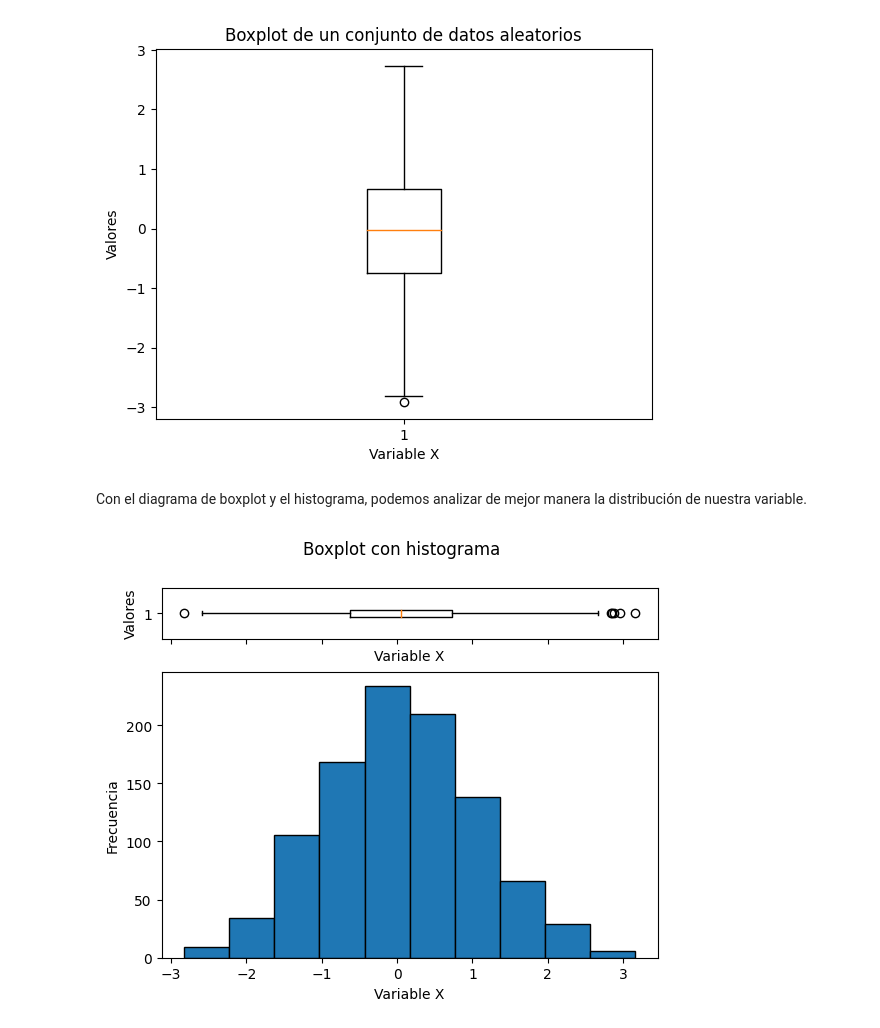
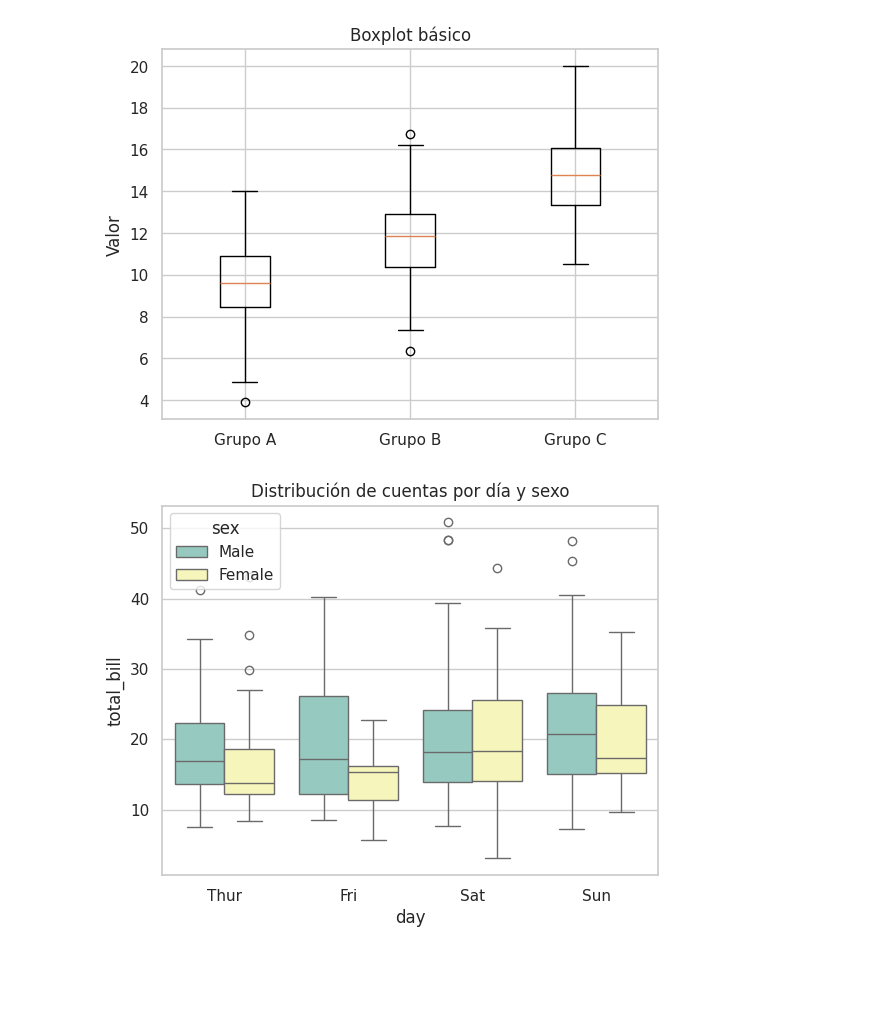
Before and after one commit to fralfaro/MAT281, a Jupyter notebook: docs/lectures/visualization/vis_01.ipynb, the cells around one changed output. Saved outputs shown, nothing was run; the diff lists cells and outputs as text; code cells hidden in the pictures; blank space fills up the shorter version.

```diff
--- a/docs/lectures/visualization/vis_01.ipynb
+++ b/docs/lectures/visualization/vis_01.ipynb
@@ -14,3 +14,11 @@ Algunos de los tipos de gráficos más comunes utilizados en estadística incluy
+# %%
+import matplotlib.pyplot as plt
+import seaborn as sns
+import numpy as np
+import pandas as pd
+
+# Estilo general
+sns.set_theme(style="whitegrid")
 # %% [markdown]
 ## Anatomía de un Gráfico
 
@@ -166,42 +263,21 @@ El boxplot consta de una caja que se extiende desde el primer al tercer cuartil,
 
 <img src="https://help.ezbiocloud.net/wp-content/uploads/2020/04/%E1%84%89%E1%85%B3%E1%84%8F%E1%85%B3%E1%84%85%E1%85%B5%E1%86%AB%E1%84%89%E1%85%A3%E1%86%BA-2020-04-19-%E1%84%8B%E1%85%A9%E1%84%8C%E1%85%A5%E1%86%AB-9.41.35.png" align="center" width = "520">
 # %%
-# Crear un conjunto de datos aleatorios
-data = np.random.normal(0, 1, 1000)
+# Básico — matplotlib
+datos = [np.random.normal(loc, 2, 100) for loc in [10, 12, 15]]
 
-# Crear el boxplot
-plt.boxplot(data)
-
-# Agregar etiquetas y título
-plt.xlabel('Variable X')
-plt.ylabel('Valores')
-plt.title('Boxplot de un conjunto de datos aleatorios')
-
-# Mostrar el boxplot
+plt.boxplot(datos, labels=["Grupo A", "Grupo B", "Grupo C"])
+plt.ylabel("Valor")
+plt.title("Boxplot básico")
 plt.show()
 # %% [output]
-[figure, old version]
+[figure, new version]
-# %% [markdown]
-Con el diagrama de boxplot y el histograma, podemos analizar de mejor manera la distribución de nuestra variable.
 # %%
-# Crear un conjunto de datos aleatorios
-data = np.random.normal(0, 1, 1000)
+# Por categoría — seaborn `boxplot`
+tips = sns.load_dataset("tips")
 
-# Crear una figura con dos subplots
-fig, (ax_box, ax_hist) = plt.subplots(2, sharex=True, gridspec_kw={"height_ratios": (.15, .85)})
-
-# Crear el boxplot
-ax_box.boxplot(data, vert=False)
-
-# Crear el histograma
-ax_hist.hist(data, bins=10, edgecolor='black')
-
-# Agregar etiquetas y título
-ax_box.set(xlabel='Variable X', ylabel='Valores')
-ax_hist.set(xlabel='Variable X', ylabel='Frecuencia')
-plt.suptitle('Boxplot con histograma')
-
-# Mostrar el gráfico
+sns.boxplot(data=tips, x="day", y="total_bill", hue="sex", palette="Set3")
+plt.title("Distribución de cuentas por día y sexo")
 plt.show()
 # %% [output]
-[figure, old version]
+[figure, new version]
```
Also changed, not shown: parts of 29 cells of this notebook, 10 other files.
